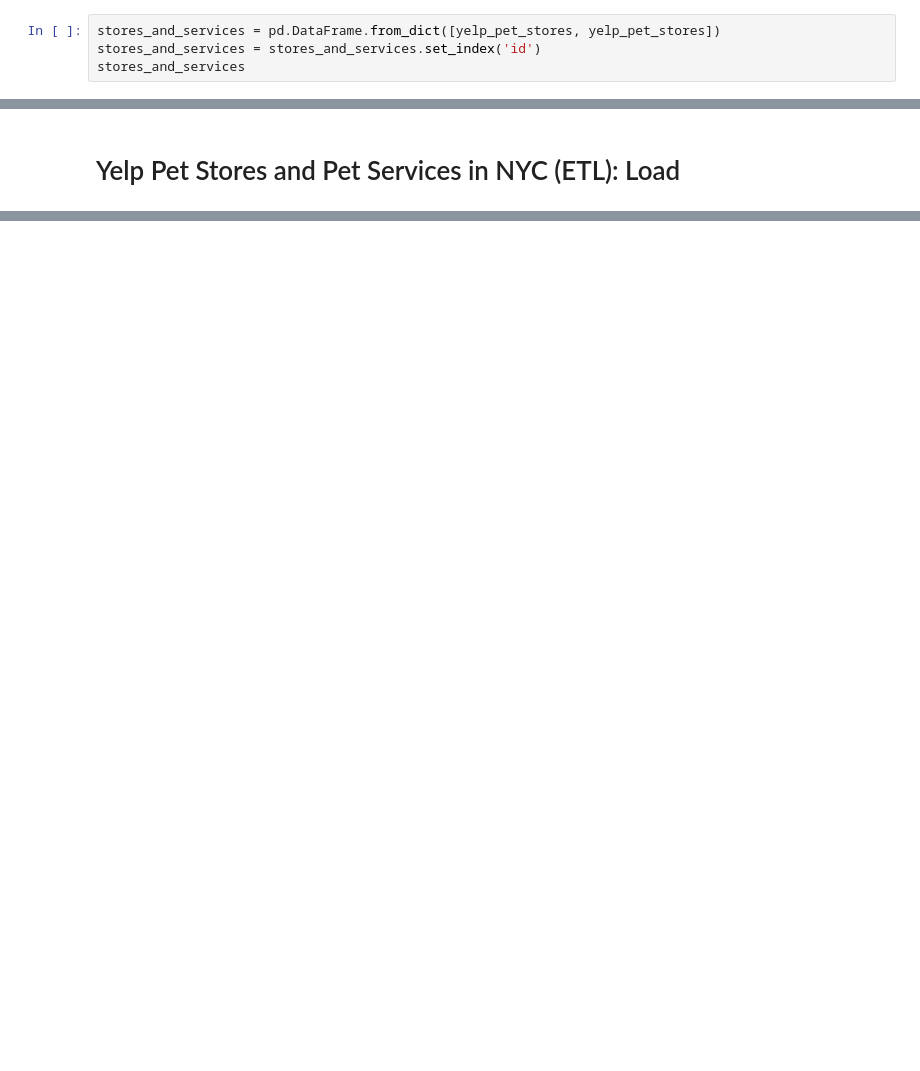
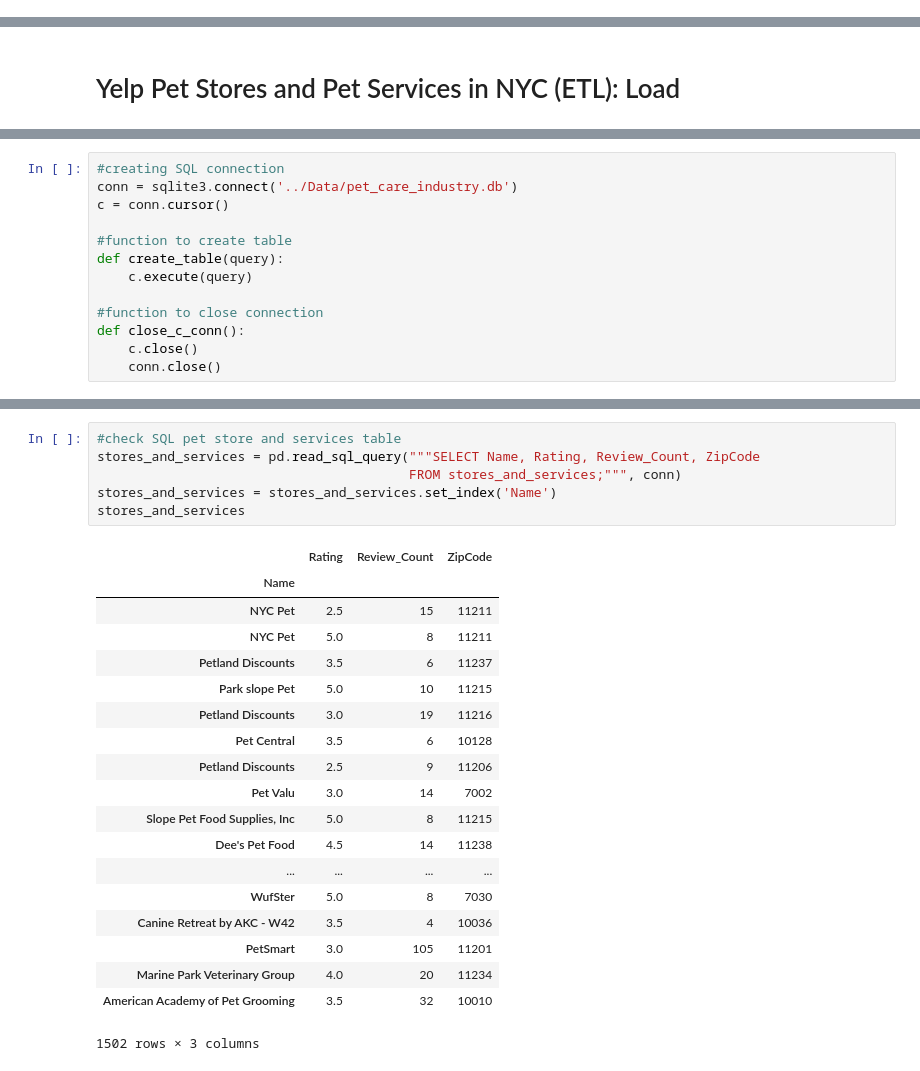
Before and after one commit to acdick/framing_data_with_dataframes, a Jupyter notebook: Source/02_Pet_Stores_and_Services.ipynb, the cells around one changed output, grey strips where cells are left out. Drawn from its saved outputs; the diff is of its cells as text; blank space fills up the shorter version.

Commit message:
added pet stores and services tables to SQL database

```diff
--- a/Source/02_Pet_Stores_and_Services.ipynb
+++ b/Source/02_Pet_Stores_and_Services.ipynb
@@ -93,6 +115,2 @@ yelp_pet_services = call_yelp(pet_services, location, search_max)
 # %% [markdown]
 # Yelp Pet Stores and Pet Services in NYC (ETL): Transform
-# %%
-stores_and_services = pd.DataFrame.from_dict([yelp_pet_stores, yelp_pet_stores])
-stores_and_services = stores_and_services.set_index('id')
-stores_and_services
@@ -125,0 +208,13 @@ with open('test.json', 'w') as f:
+# %%
+#creating SQL connection
+conn = sqlite3.connect('../Data/pet_care_industry.db')
+c = conn.cursor()
+
+#function to create table
+def create_table(query):
+    c.execute(query)
+
+#function to close connection
+def close_c_conn():
+    c.close()
+    conn.close()
@@ -125,0 +256,26 @@ with open('test.json', 'w') as f:
+# %%
+#check SQL pet store and services table
+stores_and_services = pd.read_sql_query("""SELECT Name, Rating, Review_Count, ZipCode
+                                        FROM stores_and_services;""", conn)
+stores_and_services = stores_and_services.set_index('Name')
+stores_and_services
+# %% [output]
+|  | Rating | Review_Count | ZipCode |
+| Name |  |  |  |
+| NYC Pet | 2.5 | 15 | 11211 |
+| NYC Pet | 5.0 | 8 | 11211 |
+| Petland Discounts | 3.5 | 6 | 11237 |
+| Park slope Pet | 5.0 | 10 | 11215 |
+| Petland Discounts | 3.0 | 19 | 11216 |
+| Pet Central | 3.5 | 6 | 10128 |
+| Petland Discounts | 2.5 | 9 | 11206 |
+| Pet Valu | 3.0 | 14 | 7002 |
+| Slope Pet Food Supplies, Inc | 5.0 | 8 | 11215 |
+| Dee's Pet Food | 4.5 | 14 | 11238 |
+| ... | ... | ... | ... |
+| WufSter | 5.0 | 8 | 7030 |
+| Canine Retreat by AKC - W42 | 3.5 | 4 | 10036 |
+| PetSmart | 3.0 | 105 | 11201 |
+| Marine Park Veterinary Group | 4.0 | 20 | 11234 |
+| American Academy of Pet Grooming | 3.5 | 32 | 10010 |
+1502 rows × 3 columns
```
Also changed, not shown: parts of 18 cells of this notebook, 1 other file.
